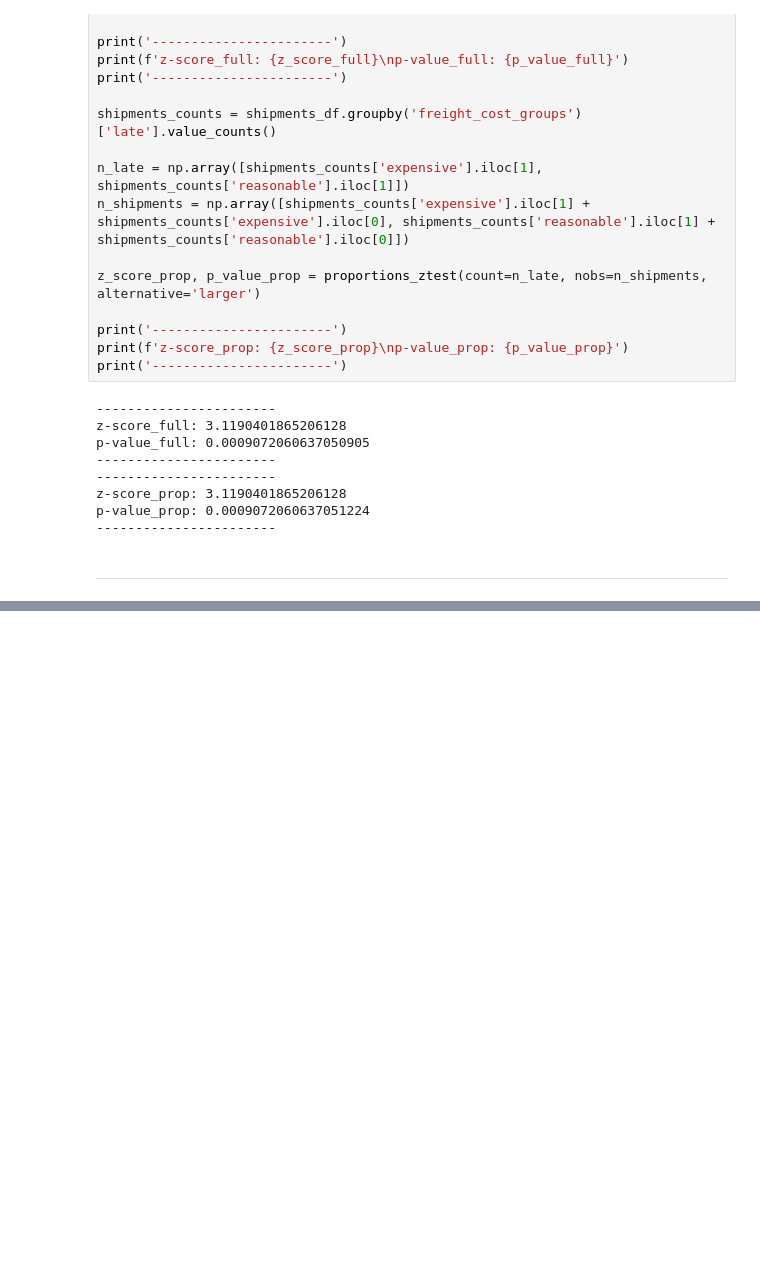
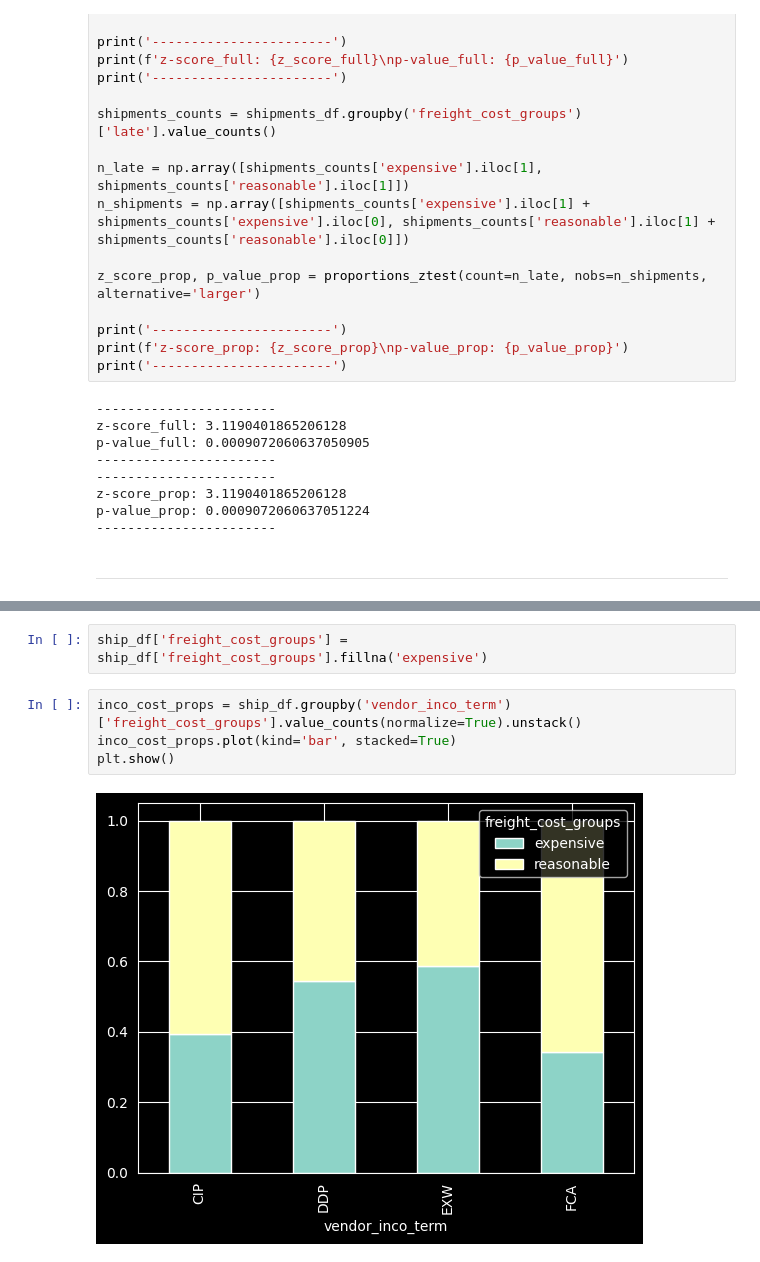
Before and after one commit to wanderduck/Python_DataScience_Examples, a Jupyter notebook: notebooks/hypothesis_testing.ipynb, the cells around one changed output, grey strips where cells are left out. Drawn from its saved outputs; the diff is of its cells as text; blank space fills up the shorter version.

```diff
--- a/notebooks/hypothesis_testing.ipynb
+++ b/notebooks/hypothesis_testing.ipynb
@@ -569,0 +592,8 @@ p-value_prop: 0.0009072060637051224
+# %%
+ship_df['freight_cost_groups'] = ship_df['freight_cost_groups'].fillna('expensive')
+# %%
+inco_cost_props = ship_df.groupby('vendor_inco_term')['freight_cost_groups'].value_counts(normalize=True).unstack()
+inco_cost_props.plot(kind='bar', stacked=True)
+plt.show()
+# %% [output]
+[figure, added]
```
Also changed, not shown: parts of 11 cells of this notebook.
